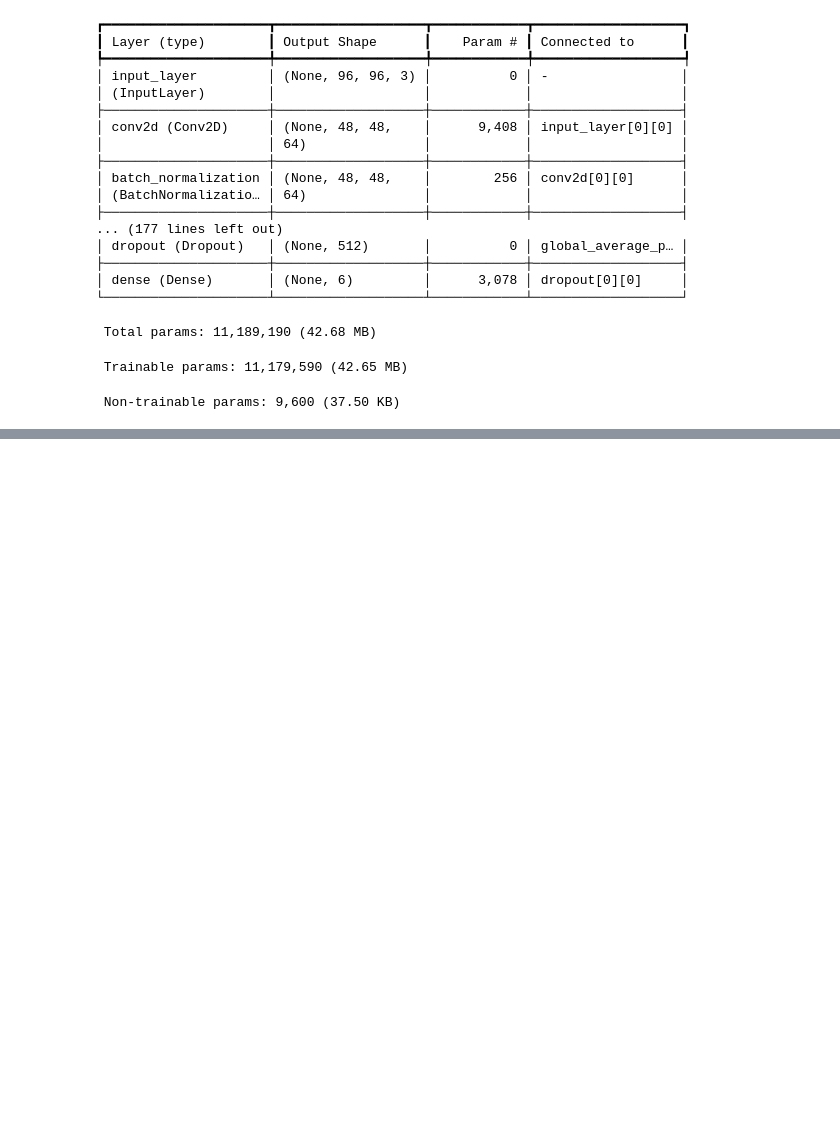
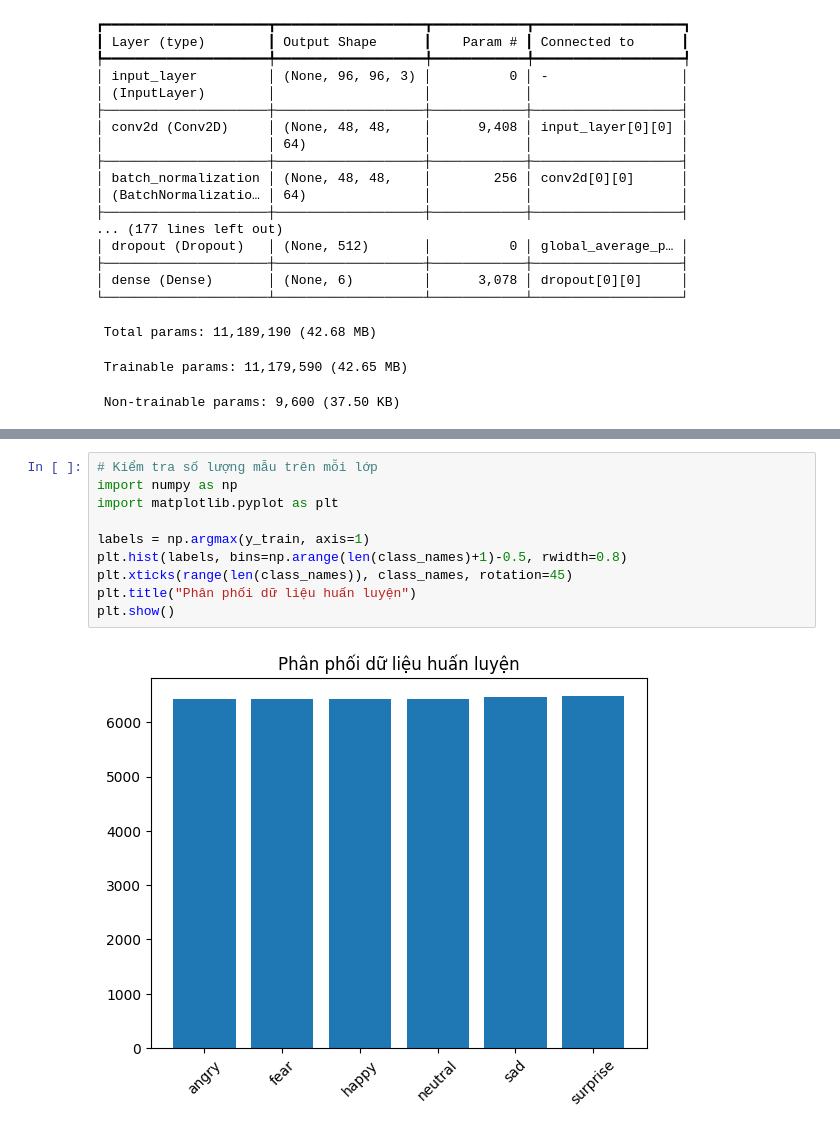
Before and after one commit to Longhanhmid24/App_Mobile_Emotion, a Jupyter notebook: training_model/ResNet_Model/ResNet18_model.ipynb, the cells around one changed output, grey strips where cells are left out. Drawn from its saved outputs; the diff is of its cells as text; blank space fills up the shorter version.

```diff
--- a/training_model/ResNet_Model/ResNet18_model.ipynb
+++ b/training_model/ResNet_Model/ResNet18_model.ipynb
@@ -368,0 +332,12 @@ weighted avg       0.81      0.81      0.81      4299
+# %%
+# Kiểm tra số lượng mẫu trên mỗi lớp
+import numpy as np
+import matplotlib.pyplot as plt
+
+labels = np.argmax(y_train, axis=1)
+plt.hist(labels, bins=np.arange(len(class_names)+1)-0.5, rwidth=0.8)
+plt.xticks(range(len(class_names)), class_names, rotation=45)
+plt.title("Phân phối dữ liệu huấn luyện")
+plt.show()
+# %% [output]
+[figure, added]
```
Also changed, not shown: parts of 6 cells of this notebook, 11 other files.
